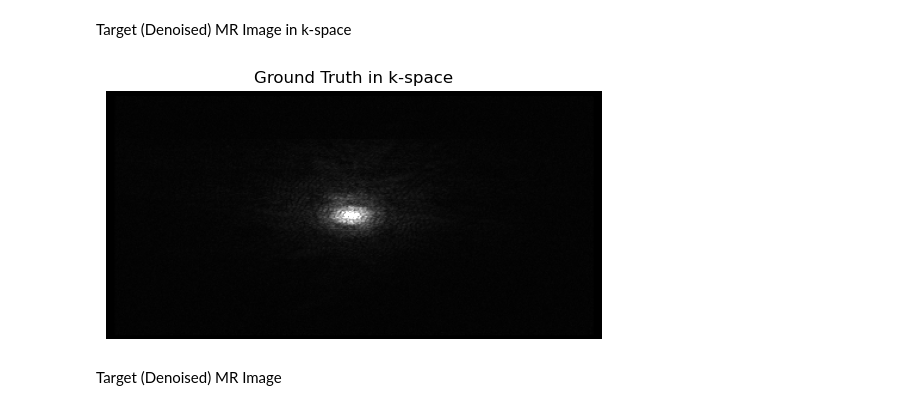
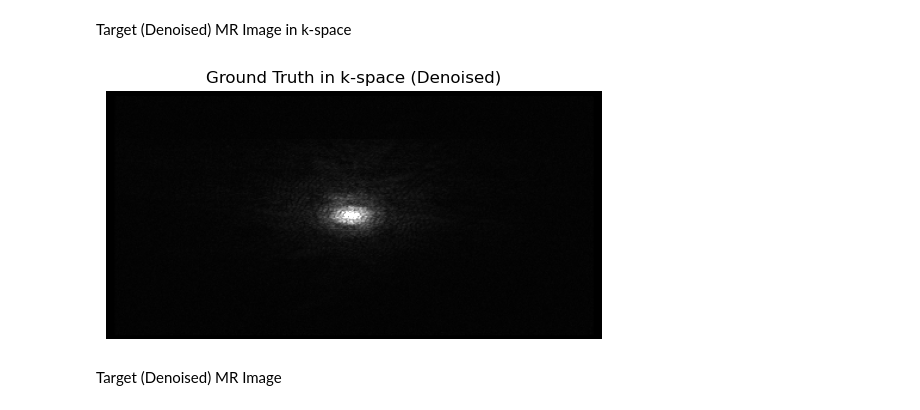
Before and after one commit to vishu-tyagi/MRI-Denoising, a Jupyter notebook: notebooks/explore-data.ipynb, the cells around one changed output. Saved outputs shown, nothing was run; the diff lists cells and outputs as text; code cells hidden in the pictures.

Commit message:
update images

```diff
--- a/notebooks/explore-data.ipynb
+++ b/notebooks/explore-data.ipynb
@@ -68,12 +68,12 @@ Target (Denoised) MR Image in k-space
 # %%
 X = np.load(target).astype(np.csingle)
 Y = eval.normalize(X)
 plt.imshow(Y, cmap="gray", vmax=.1)
-plt.title("Ground Truth in k-space")
+plt.title("Ground Truth in k-space (Denoised)")
 plt.axis("off")
 plt.savefig(os.path.join("images/target_kspace"), bbox_inches="tight");
 # %% [output]
-[figure, old version]
+[figure, new version]
 # %% [markdown]
 Target (Denoised) MR Image
 # %%
```
Also changed, not shown: parts of 1 cell of this notebook.
